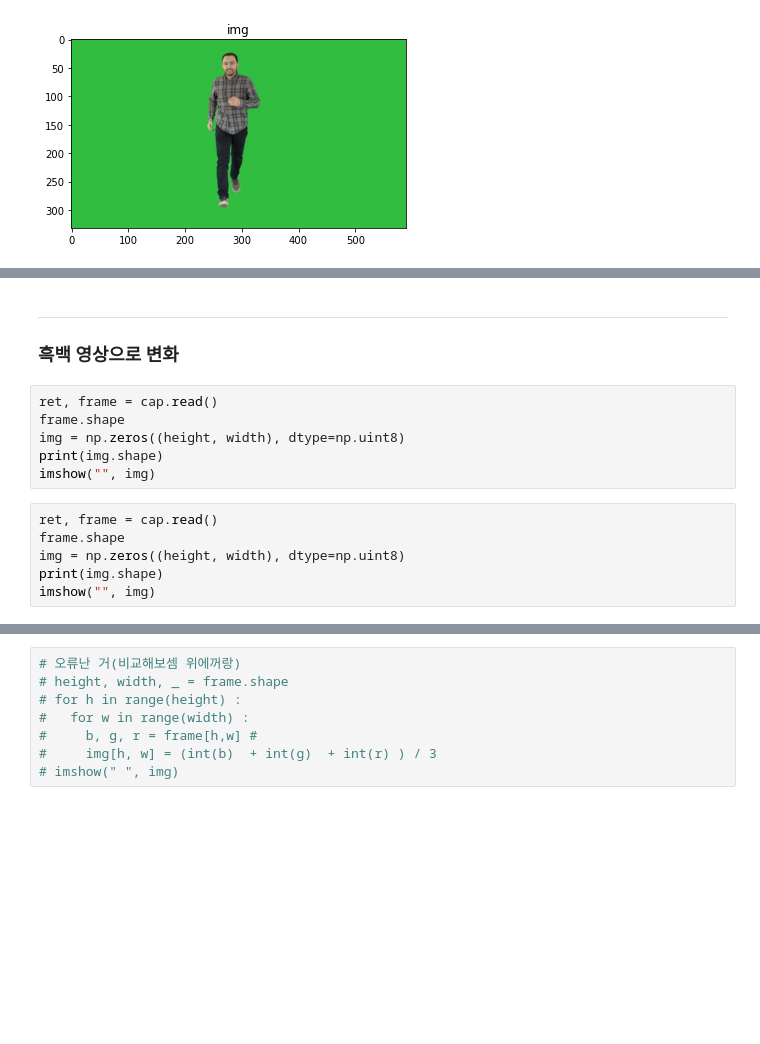
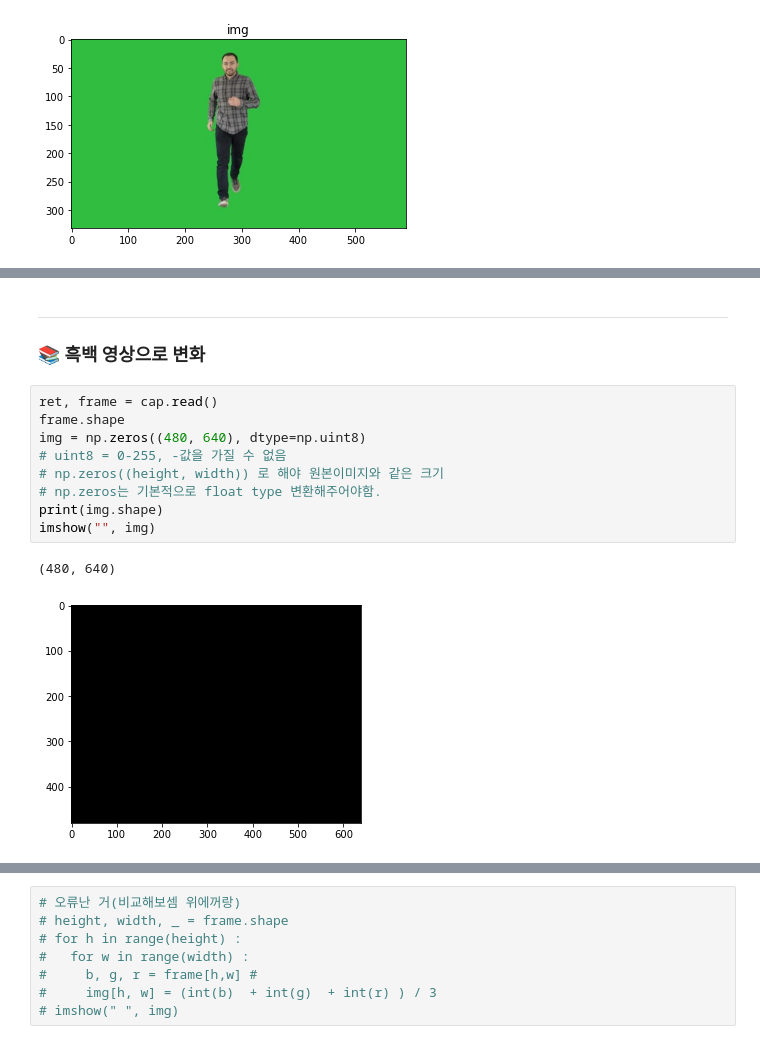
Before and after one commit to UnchaeJeong/20210706, a Jupyter notebook: 8월 자연어처리, OpenCV, 텐서플로/2. openCV/CV_day1.ipynb, the cells around one changed output, grey strips where cells are left out. Drawn from its saved outputs; the diff is of its cells as text; blank space fills up the shorter version.

```diff
--- a/8월 자연어처리, OpenCV, 텐서플로/2. openCV/CV_day1.ipynb
+++ b/8월 자연어처리, OpenCV, 텐서플로/2. openCV/CV_day1.ipynb
@@ -258,15 +315,15 @@ frame.shape
 # %% [markdown]
 ---
-### 흑백 영상으로 변화
+### 📚 흑백 영상으로 변화
-# %%
-ret, frame = cap.read()
-frame.shape
-img = np.zeros((height, width), dtype=np.uint8)
-print(img.shape)
-imshow("", img)
 # %%
 ret, frame = cap.read()
 frame.shape
-img = np.zeros((height, width), dtype=np.uint8)
+img = np.zeros((480, 640), dtype=np.uint8)
+# uint8 = 0-255, -값을 가질 수 없음
+# np.zeros((height, width)) 로 해야 원본이미지와 같은 크기
+# np.zeros는 기본적으로 float type 변환해주어야함.
 print(img.shape)
 imshow("", img)
+# %% [output]
+(480, 640)
+[figure, added]
```
Also changed, not shown: parts of 50 cells of this notebook, 7 other files.
